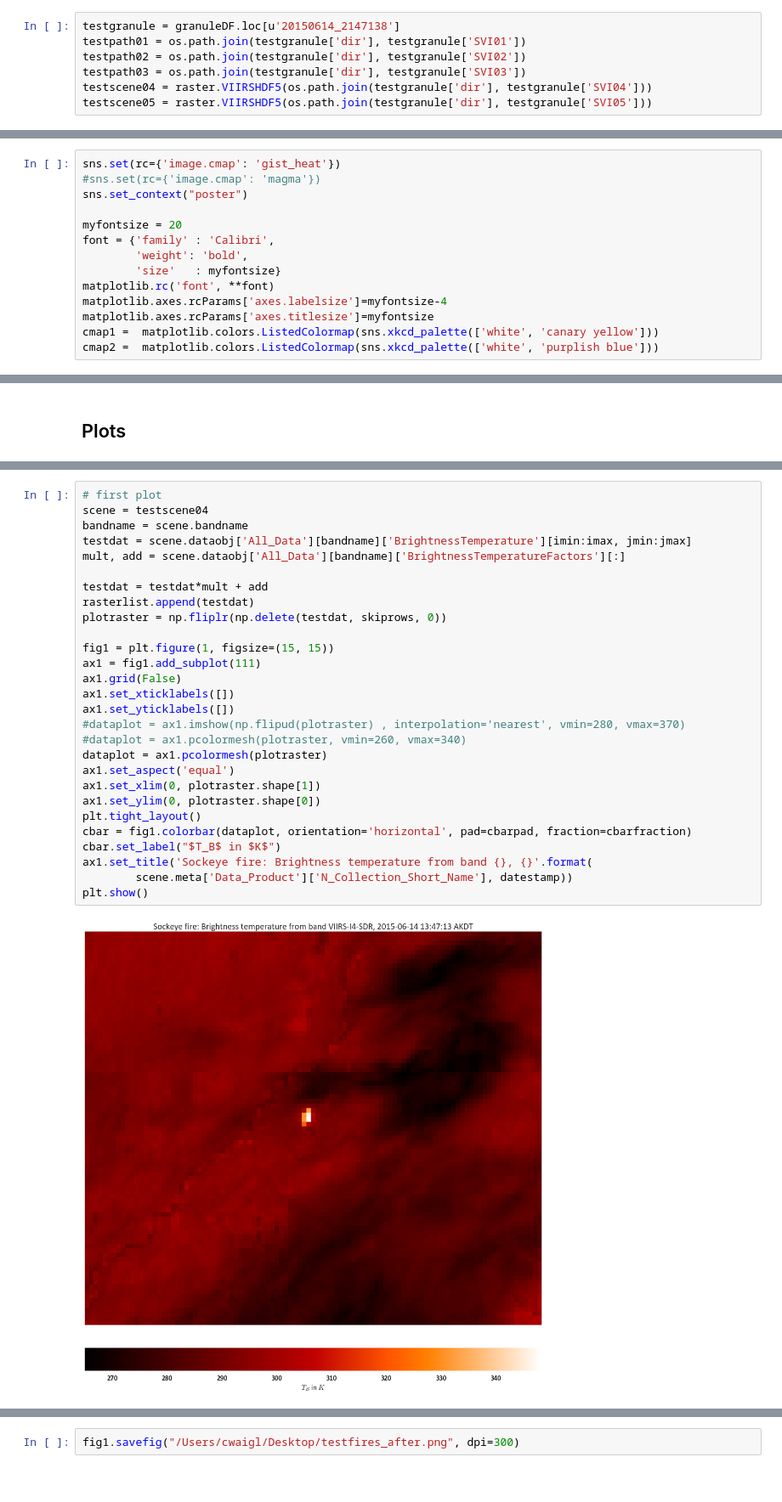
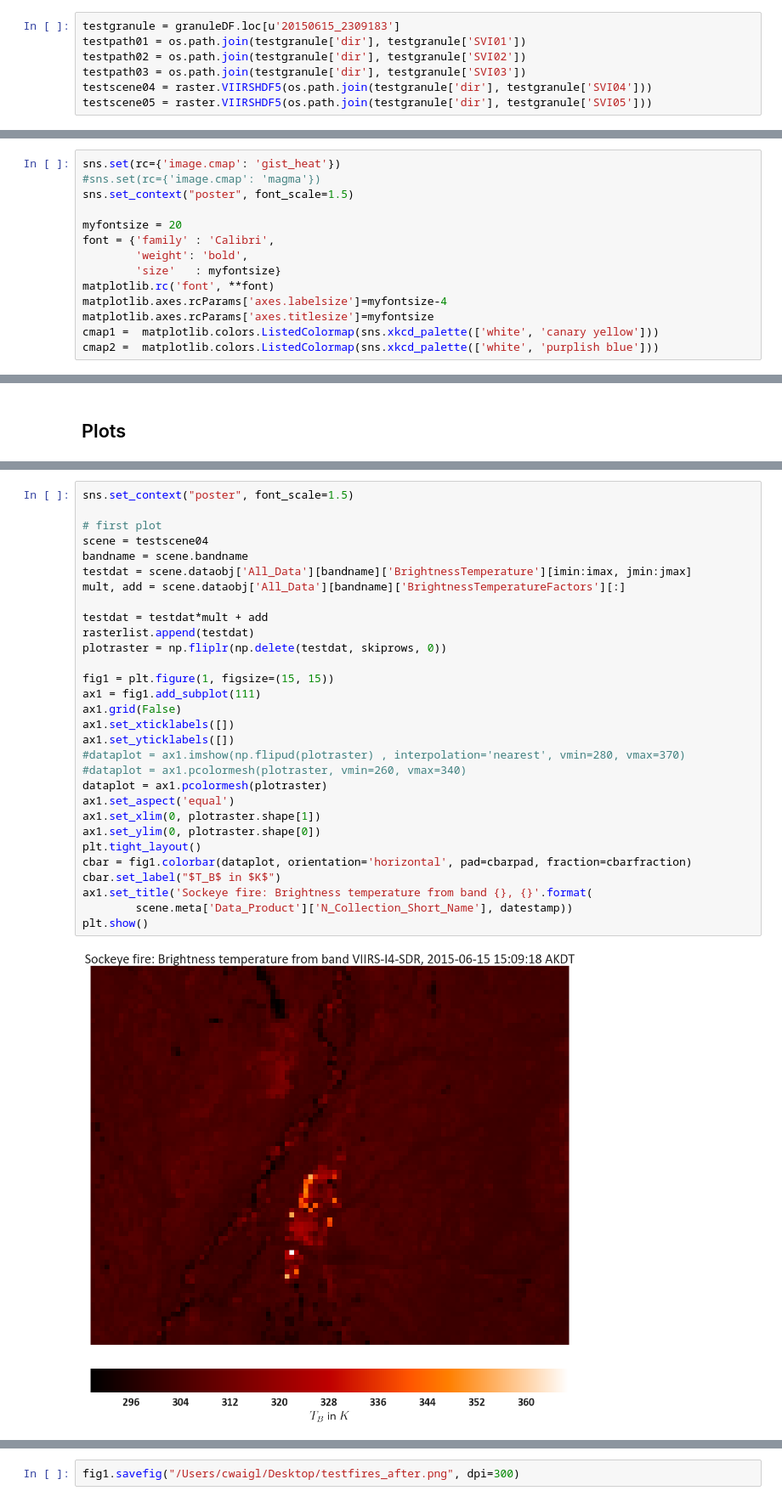
Before and after one commit to chryss/VIFDAHL, a Jupyter notebook: ipynb_viirs1/2015VIIRSAlaskaFires-Sockeye.ipynb, the cells around one changed output, grey strips where cells are left out. Shown at 85% size. Saved outputs shown, nothing was run; the diff lists cells and outputs as text; blank space fills up the shorter version.

```diff
--- a/ipynb_viirs1/2015VIIRSAlaskaFires-Sockeye.ipynb
+++ b/ipynb_viirs1/2015VIIRSAlaskaFires-Sockeye.ipynb
@@ -111,7 +90,7 @@ roi
 |  | Description | Name | geometry |
 | 0 |  | Boreal AK and adjacent CA | POLYGON Z ((-166.184299324089 69.... |
 # %%
-testgranule = granuleDF.loc[u'20150614_2147138']
+testgranule = granuleDF.loc[u'20150615_2309183']
 testpath01 = os.path.join(testgranule['dir'], testgranule['SVI01'])
 testpath02 = os.path.join(testgranule['dir'], testgranule['SVI02'])
 testpath03 = os.path.join(testgranule['dir'], testgranule['SVI03'])
@@ -240,7 +219,7 @@ water='lightskyblue'
 # %%
 sns.set(rc={'image.cmap': 'gist_heat'})
 #sns.set(rc={'image.cmap': 'magma'})
-sns.set_context("poster")
+sns.set_context("poster", font_scale=1.5)
 
 myfontsize = 20
 font = {'family' : 'Calibri',
@@ -439,33 +423,35 @@ plt.show()
 # %%
+sns.set_context("poster", font_scale=1.5)
+
 # first plot
 scene = testscene04
 bandname = scene.bandname
 testdat = scene.dataobj['All_Data'][bandname]['BrightnessTemperature'][imin:imax, jmin:jmax]
 mult, add = scene.dataobj['All_Data'][bandname]['BrightnessTemperatureFactors'][:]
 
 testdat = testdat*mult + add
 rasterlist.append(testdat)
 plotraster = np.fliplr(np.delete(testdat, skiprows, 0))
 
 fig1 = plt.figure(1, figsize=(15, 15))
 ax1 = fig1.add_subplot(111)
 ax1.grid(False)
 ax1.set_xticklabels([])
 ax1.set_yticklabels([])
 #dataplot = ax1.imshow(np.flipud(plotraster) , interpolation='nearest', vmin=280, vmax=370)
 #dataplot = ax1.pcolormesh(plotraster, vmin=260, vmax=340)
 dataplot = ax1.pcolormesh(plotraster)
 ax1.set_aspect('equal')
 ax1.set_xlim(0, plotraster.shape[1])
 ax1.set_ylim(0, plotraster.shape[0])
 plt.tight_layout()
 cbar = fig1.colorbar(dataplot, orientation='horizontal', pad=cbarpad, fraction=cbarfraction)
 cbar.set_label("$T_B$ in $K$")
 ax1.set_title('Sockeye fire: Brightness temperature from band {}, {}'.format(
         scene.meta['Data_Product']['N_Collection_Short_Name'], datestamp))
 plt.show()
 # %% [output]
-[figure, old version]
+[figure, new version]
 # %%
 # second plot
 scene = testscene05
```
Also changed, not shown: parts of 33 cells of this notebook, 7 other files.
